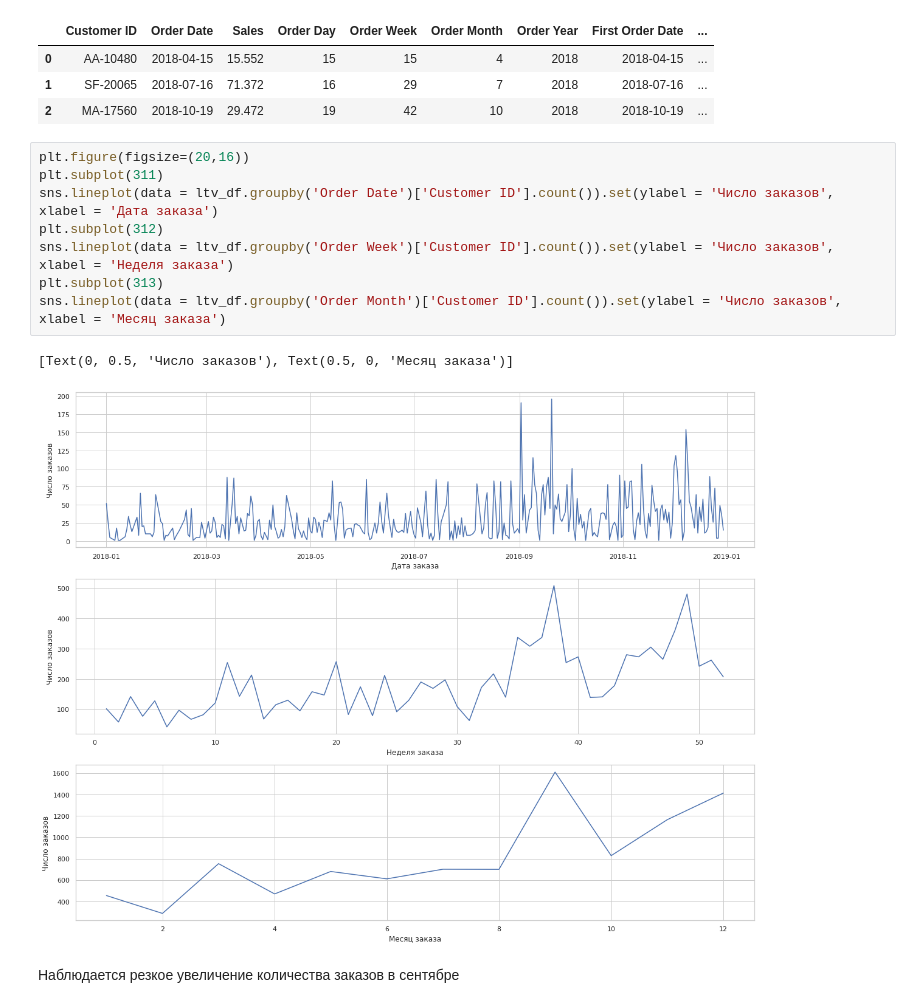
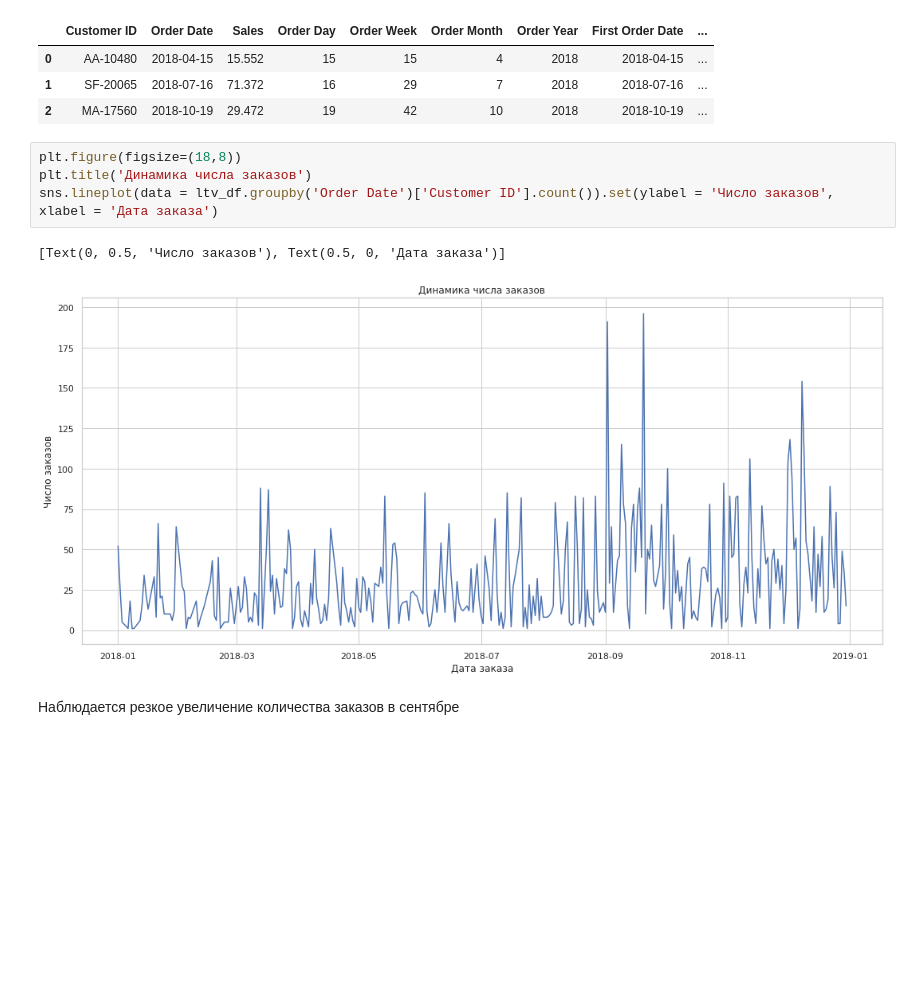
Before and after one commit to eor8bn/projects, a Jupyter notebook: sales-analysis.ipynb, the cells around one changed output. Saved outputs shown, nothing was run; the diff lists cells and outputs as text; blank space fills up the shorter version.

```diff
--- a/sales-analysis.ipynb
+++ b/sales-analysis.ipynb
@@ -206,16 +206,12 @@ ltv_df.head(3)
 | 1 | SF-20065 | 2018-07-16 | 71.372 | 16 | 29 | 7 | 2018 | 2018-07-16 | ... |
 | 2 | MA-17560 | 2018-10-19 | 29.472 | 19 | 42 | 10 | 2018 | 2018-10-19 | ... |
 # %%
-plt.figure(figsize=(20,16))
-plt.subplot(311)
+plt.figure(figsize=(18,8))
+plt.title('Динамика числа заказов')
 sns.lineplot(data = ltv_df.groupby('Order Date')['Customer ID'].count()).set(ylabel = 'Число заказов', xlabel = 'Дата заказа')
-plt.subplot(312)
-sns.lineplot(data = ltv_df.groupby('Order Week')['Customer ID'].count()).set(ylabel = 'Число заказов', xlabel = 'Неделя заказа')
-plt.subplot(313)
-sns.lineplot(data = ltv_df.groupby('Order Month')['Customer ID'].count()).set(ylabel = 'Число заказов', xlabel = 'Месяц заказа')
 # %% [output]
-[Text(0, 0.5, 'Число заказов'), Text(0.5, 0, 'Месяц заказа')]
+[Text(0, 0.5, 'Число заказов'), Text(0.5, 0, 'Дата заказа')]
-[figure, old version]
+[figure, new version]
 # %% [markdown]
 Наблюдается резкое увеличение количества заказов в сентябре
 # %%
```
